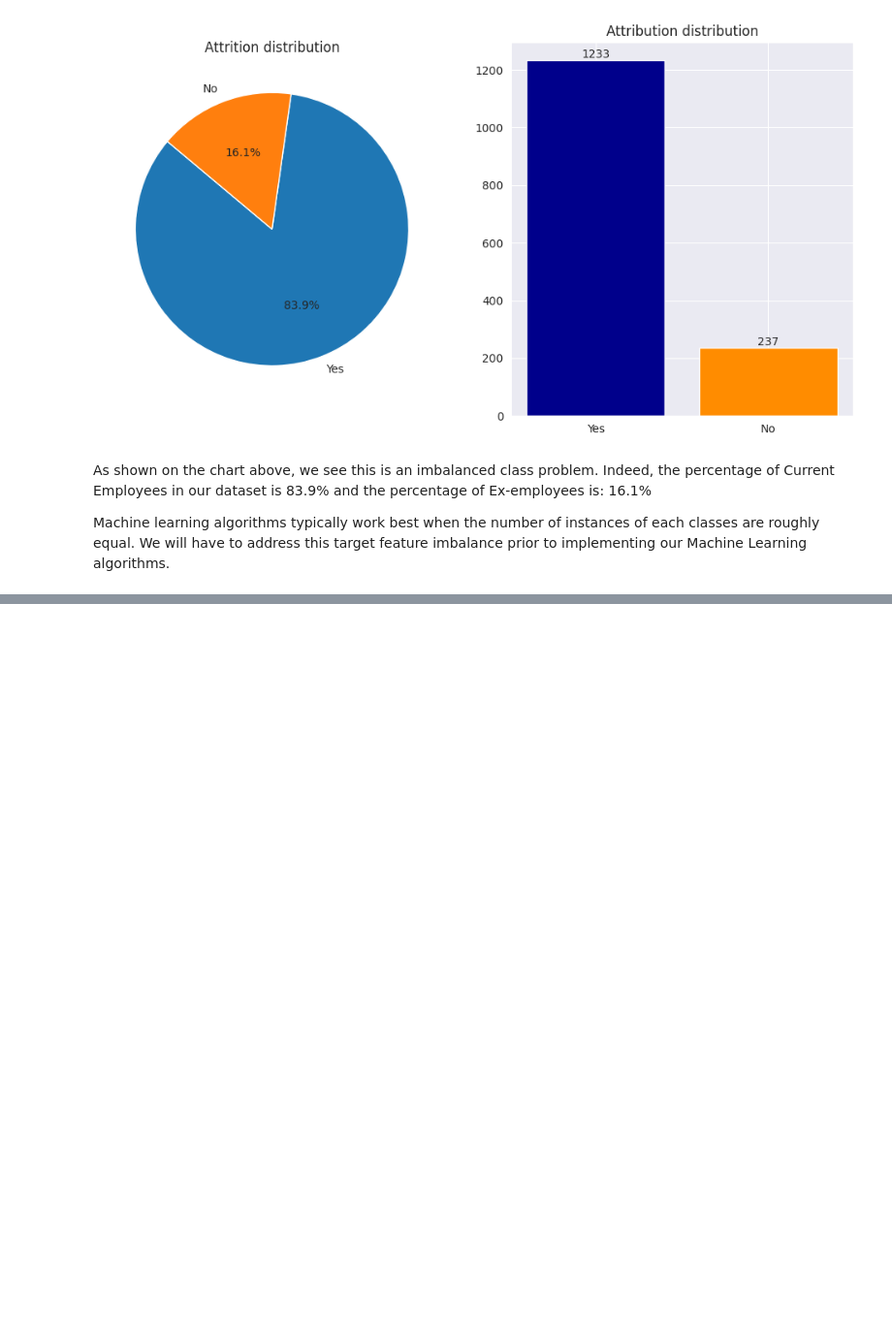
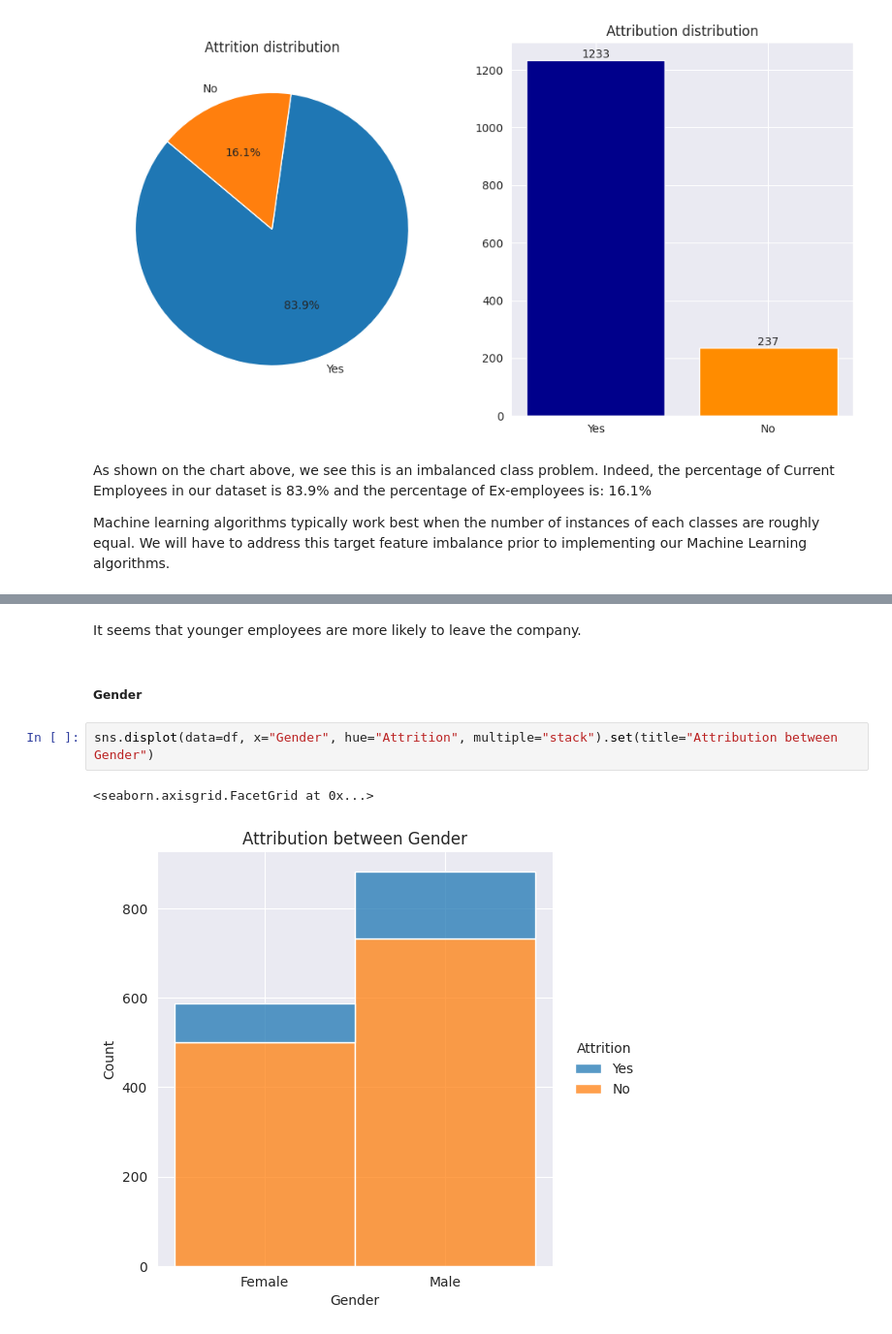
Before and after one commit to vincm1/employee_attrition, a Jupyter notebook: predicting-employee-attrition-ibm-dataset.ipynb, the cells around one changed output, grey strips where cells are left out. Shown at 97% size. Drawn from its saved outputs; the diff is of its cells as text; blank space fills up the shorter version.

```diff
--- a/predicting-employee-attrition-ibm-dataset.ipynb
+++ b/predicting-employee-attrition-ibm-dataset.ipynb
@@ -203,0 +248,9 @@ Machine learning algorithms typically work best when the number of instances of
+# %% [markdown]
+It seems that younger employees are more likely to leave the company.
+# %% [markdown]
+##### Gender
+# %%
+sns.displot(data=df, x="Gender", hue="Attrition", multiple="stack").set(title="Attribution between Gender")
+# %% [output]
+<seaborn.axisgrid.FacetGrid at 0x...>
+[figure, added]
```
Also changed, not shown: parts of 55 cells of this notebook.
